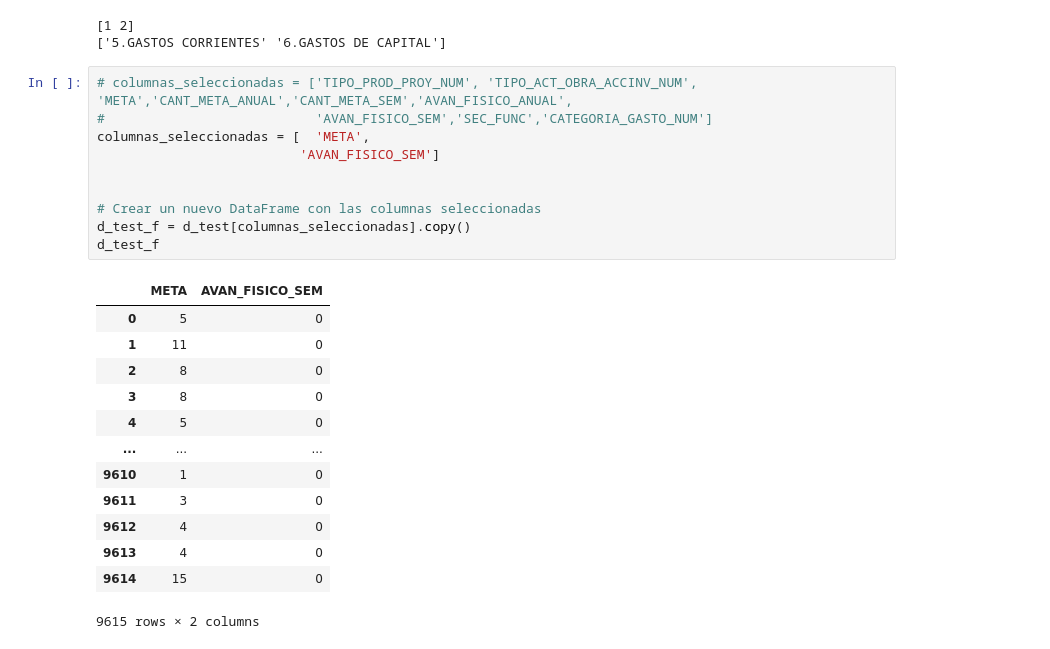
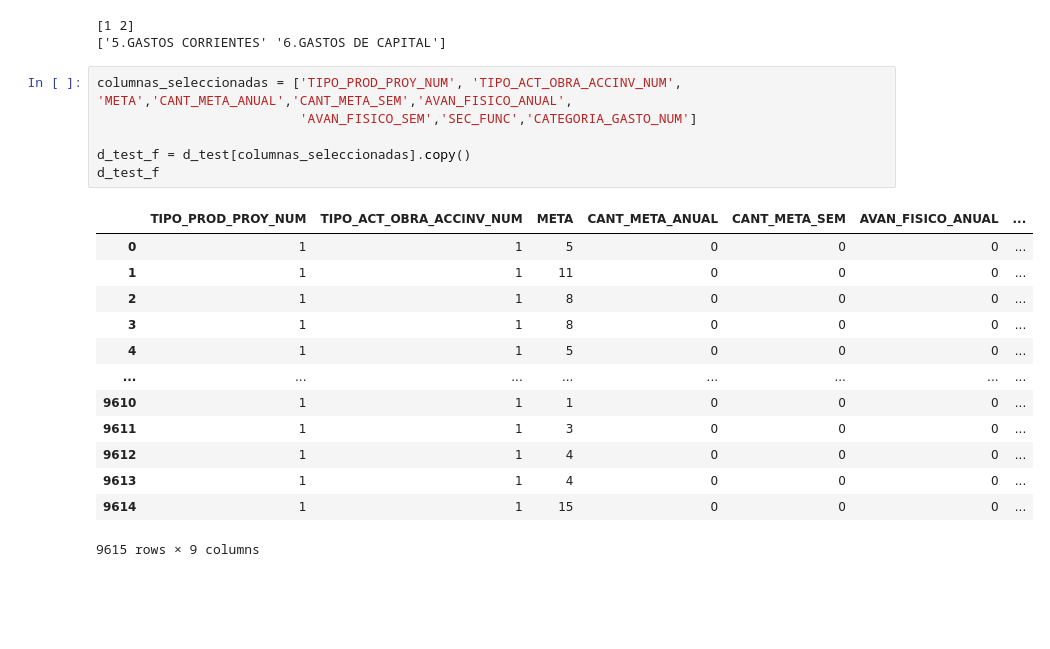
Before and after one commit to JLeandroJM/Project1_MachineL, a Jupyter notebook: model.ipynb, the cells around one changed output. Drawn from its saved outputs; the diff is of its cells as text; blank space fills up the shorter version.

```diff
--- a/model.ipynb
+++ b/model.ipynb
@@ -190,26 +222,22 @@ print(tipos_unicos)
 [1 2]
 ['5.GASTOS CORRIENTES' '6.GASTOS DE CAPITAL']
 # %%
-# columnas_seleccionadas = ['TIPO_PROD_PROY_NUM', 'TIPO_ACT_OBRA_ACCINV_NUM', 'META','CANT_META_ANUAL','CANT_META_SEM','AVAN_FISICO_ANUAL',
-#                           'AVAN_FISICO_SEM','SEC_FUNC','CATEGORIA_GASTO_NUM']
-columnas_seleccionadas = [  'META',
-                          'AVAN_FISICO_SEM']
+columnas_seleccionadas = ['TIPO_PROD_PROY_NUM', 'TIPO_ACT_OBRA_ACCINV_NUM', 'META','CANT_META_ANUAL','CANT_META_SEM','AVAN_FISICO_ANUAL',
+                          'AVAN_FISICO_SEM','SEC_FUNC','CATEGORIA_GASTO_NUM']
 
-
-# Crear un nuevo DataFrame con las columnas seleccionadas
 d_test_f = d_test[columnas_seleccionadas].copy()
 d_test_f
 # %% [output]
-|  | META | AVAN_FISICO_SEM |
-| 0 | 5 | 0 |
-| 1 | 11 | 0 |
-| 2 | 8 | 0 |
-| 3 | 8 | 0 |
-| 4 | 5 | 0 |
-| ... | ... | ... |
-| 9610 | 1 | 0 |
-| 9611 | 3 | 0 |
-| 9612 | 4 | 0 |
-| 9613 | 4 | 0 |
-| 9614 | 15 | 0 |
+|  | TIPO_PROD_PROY_NUM | TIPO_ACT_OBRA_ACCINV_NUM | META | CANT_META_ANUAL | CANT_META_SEM | AVAN_FISICO_ANUAL | ... |
+| 0 | 1 | 1 | 5 | 0 | 0 | 0 | ... |
+| 1 | 1 | 1 | 11 | 0 | 0 | 0 | ... |
+| 2 | 1 | 1 | 8 | 0 | 0 | 0 | ... |
+| 3 | 1 | 1 | 8 | 0 | 0 | 0 | ... |
+| 4 | 1 | 1 | 5 | 0 | 0 | 0 | ... |
+| ... | ... | ... | ... | ... | ... | ... | ... |
+| 9610 | 1 | 1 | 1 | 0 | 0 | 0 | ... |
+| 9611 | 1 | 1 | 3 | 0 | 0 | 0 | ... |
+| 9612 | 1 | 1 | 4 | 0 | 0 | 0 | ... |
+| 9613 | 1 | 1 | 4 | 0 | 0 | 0 | ... |
+| 9614 | 1 | 1 | 15 | 0 | 0 | 0 | ... |
-9615 rows × 2 columns
+9615 rows × 9 columns
```
Also changed, not shown: parts of 26 cells of this notebook, 3 other files.
